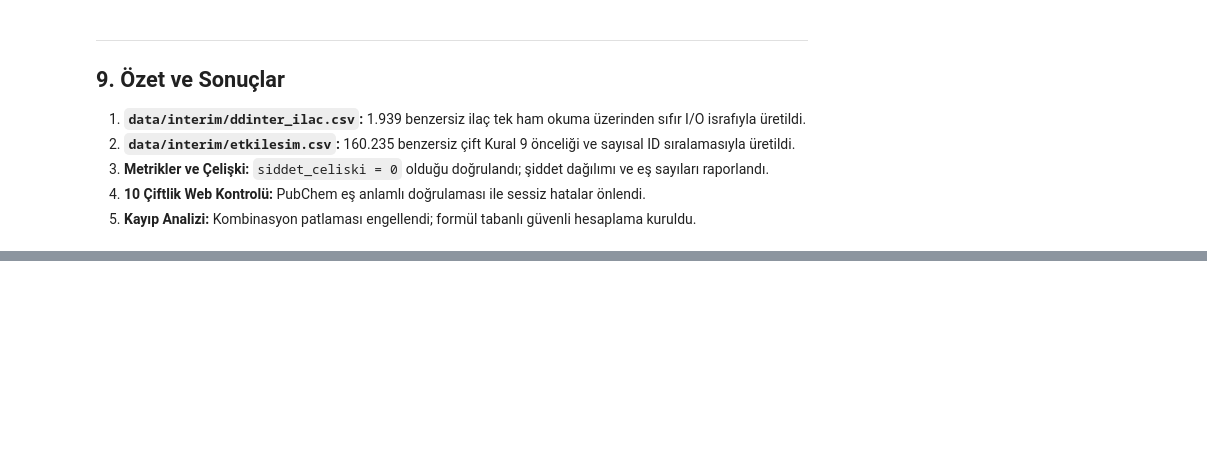
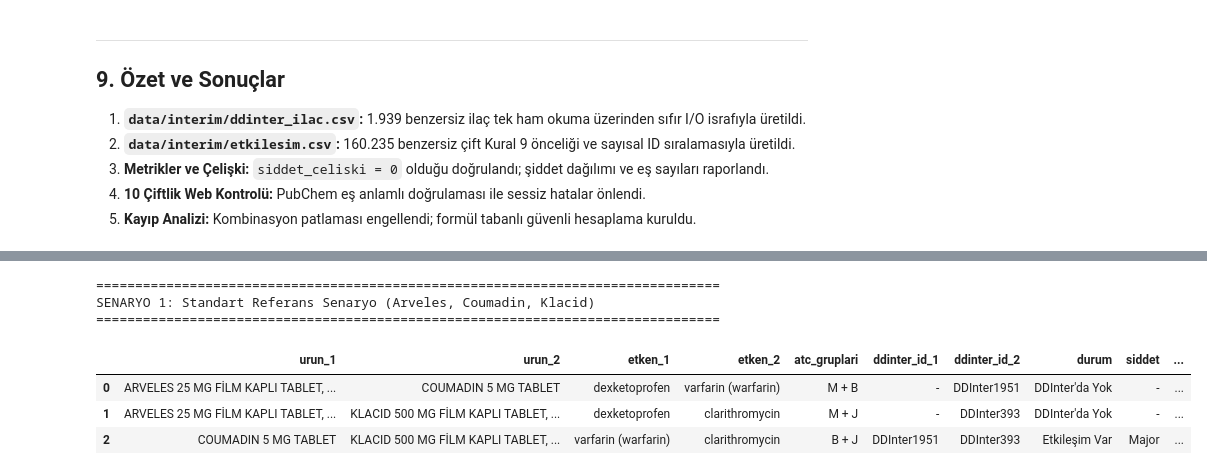
Before and after one commit to Msudeyanar/ddi-final, a Jupyter notebook: notebooks/04_ddinter_birlestirme.ipynb, the cells around one changed output, grey strips where cells are left out. Cells and saved outputs as stored; diff of their text form; code cells hidden in the pictures; blank space fills up the shorter version.

Commit message:
feat(ip7): uc tan uca etkilesim testi, aciklama notlari ve test raporu

```diff
--- a/notebooks/04_ddinter_birlestirme.ipynb
+++ b/notebooks/04_ddinter_birlestirme.ipynb
@@ -875,0 +992,21 @@ yaklaşımın ne kadar tuttuğunu gösterir."
+# %%
+# -------------------------------------------------------------------------
+# Senaryo 1: Standart Referans Senaryo (Arveles + Coumadin + Klacid)
+# -------------------------------------------------------------------------
+from src.etkilesim_kontrol import etkilesim_kontrol
+
+print("=" * 80)
+print("SENARYO 1: Standart Referans Senaryo (Arveles, Coumadin, Klacid)")
+print("=" * 80)
+
+df_s1 = etkilesim_kontrol(["Arveles", "Coumadin", "Klacid"])
+cols = ["urun_1", "urun_2", "etken_1", "etken_2", "atc_gruplari", "ddinter_id_1", "ddinter_id_2", "durum", "siddet", "kaynak_dosyalar"]
+df_s1[cols]
+# %% [output]
+================================================================================
+SENARYO 1: Standart Referans Senaryo (Arveles, Coumadin, Klacid)
+================================================================================
+|  | urun_1 | urun_2 | etken_1 | etken_2 | atc_gruplari | ddinter_id_1 | ddinter_id_2 | durum | siddet | ... |
+| 0 | ARVELES 25 MG FİLM KAPLI TABLET, ... | COUMADIN 5 MG TABLET | dexketoprofen | varfarin (warfarin) | M + B | - | DDInter1951 | DDInter'da Yok | - | ... |
+| 1 | ARVELES 25 MG FİLM KAPLI TABLET, ... | KLACID 500 MG FİLM KAPLI TABLET, ... | dexketoprofen | clarithromycin | M + J | - | DDInter393 | DDInter'da Yok | - | ... |
+| 2 | COUMADIN 5 MG TABLET | KLACID 500 MG FİLM KAPLI TABLET, ... | varfarin (warfarin) | clarithromycin | B + J | DDInter1951 | DDInter393 | Etkileşim Var | Major | ... |
```
Also changed, not shown: parts of 26 cells of this notebook, 3 other files.
